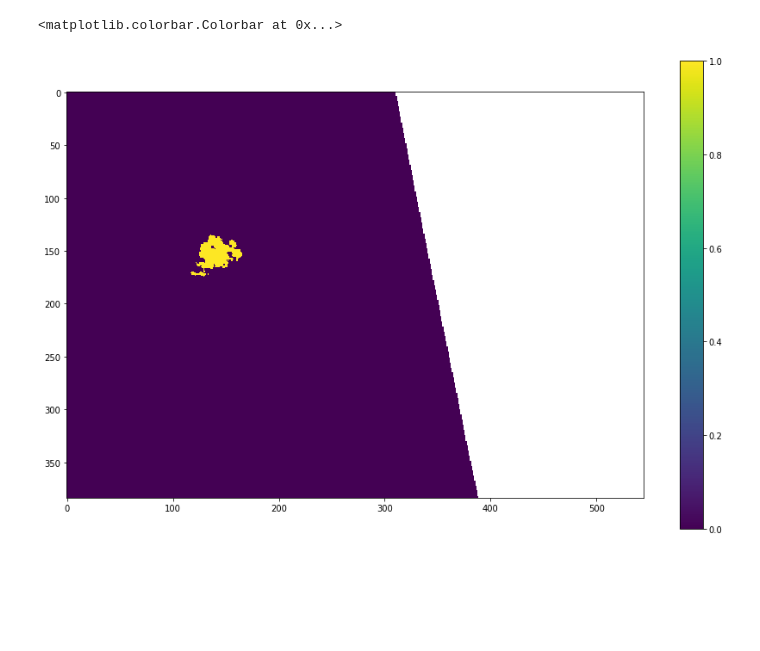
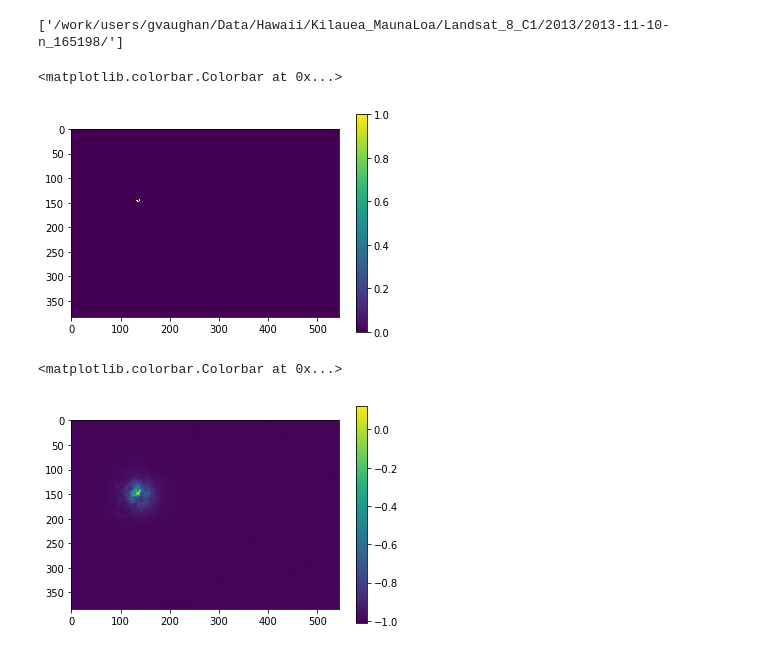
Before and after one commit to Kelvinrr/Notebooks, a Jupyter notebook: Volcano Stuff.ipynb, the cells around one changed output. Drawn from its saved outputs; the diff is of its cells as text; code cells hidden in the pictures; blank space fills up the shorter version.

```diff
--- a/Volcano Stuff.ipynb
+++ b/Volcano Stuff.ipynb
@@ -16,0 +28,15 @@ np.seterr(divide='ignore', invalid='ignore')
+# %%
+
+data = '/work/users/gvaughan/Data/Hawaii/Kilauea_MaunaLoa/Landsat_8_C1/2013/2013-11-10-n_165198/SensorRad_C1/'
+# data = '/data/landsat8/SensorRad_C1/'
+
+folder = '/work/users/gvaughan/Data/Hawaii/Kilauea_MaunaLoa/Landsat_8_C1/2013/2013-11-10-n_165198/'
+
+images = glob(folder+'/*.TIF')
+metafile = glob(folder+'/*MTL.txt')[0]
+
+metadata = pvl.load(metafile)[0][1]
+print(metadata.keys())
+
+pk = metadata['METADATA_FILE_INFO']['LANDSAT_PRODUCT_ID']
+gpd.GeoDataFrame(metadata['METADATA_FILE_INFO'], index=[0]).set_index('LANDSAT_PRODUCT_ID')
@@ -17,6 +90,34 @@ np.seterr(divide='ignore', invalid='ignore')
+# %%
+
+for f in files:
+        # Set up the output file name
+        out_path = os.path.join(os.path.dirname(f), 'SensorRad_C1')
+        if not os.path.exists(out_path):
+            os.mkdir(out_path)
+        base = os.path.splitext(os.path.basename(f))[0]
+        out_name = os.path.abspath(os.path.join(out_path, base + '_SensorRad.TIF'))
+        print(base)
+        # Determine which band and get the correct function (above)
+        try:
+            key = base.split('_')[-1].split('B')[1]
+            # Test that "key" is an integer; If its not,
+            # file name is formatted incorrectly & we can skip
+            # the file
+            int(key)
+        except Exception as e:
+            print(e)
+            print("Unable to process {}".format(base))
+            print("Image name is formatted incorrectly")
+            continue
+
+        mult_key = "RADIANCE_MULT_BAND_"+key
+        add_key = "RADIANCE_ADD_BAND_"+key
+
+        print(mult_key, add_key)
+# %% [output]
+['/work/users/gvaughan/Data/Hawaii/Kilauea_MaunaLoa/Landsat_8_C1/2013/2013-11-10-n_165198/']
 # %%
-# data = '/work/users/gvaughan/Data/Hawaii/Kilauea_MaunaLoa/Landsat_8_C1/2013/2013-11-10-n_165198/SensorRad_C1/'
-data = '/data/landsat8/SensorRad_C1/'
+
 def modvolc(mir, tir, thresh=-.8):
     """
     """
@@ -34,10 +135,10 @@ def hash_dataset(dataset):
         dataset = GeoDataset(dataset)
 
     string = ""
-    string += str(b7.geotransform)
-    string += str(b7.spatial_reference)
-    string += str(b7.xy_corners)
-    string += str(b7.latlon_extent)
+    string += str(dataset.geotransform)
+    string += str(dataset.spatial_reference)
+    string += str(dataset.xy_corners)
+    string += str(dataset.latlon_extent)
     for band in range(1,dataset.nbands+1):
         arr = dataset.read_array(band)
         string += "Band {}\n".format(band)
@@ -143,9 +244,9 @@ def write_array(dataset, array, out=None):
     del temp
     return to_geodataset(gdal.Translate(path.join('/vsimem/', hash_dataset('/vsimem/temp')), '/vsimem/temp'))
 # %%
-b7 = crop(GeoDataset(data+'LC08_L1GT_166197_20131117_20170428_01_T2_B7_SensorRad.TIF'), [19.445, -155.321, 19.343,-155.164])
-b11 = crop(GeoDataset(data+'LC08_L1GT_166197_20131117_20170428_01_T2_B11_SensorRad.TIF'), [19.445, -155.321, 19.343,-155.164])
-b10 = crop(GeoDataset(data+'LC08_L1GT_166197_20131117_20170428_01_T2_B10_SensorRad.TIF'), [19.445, -155.321, 19.343,-155.164])
+b7 = crop(GeoDataset(data+'LC08_L1GT_165198_20131110_20170428_01_T2_B6_SensorRad.TIF'), [19.445, -155.321, 19.343,-155.164])
+b11 = crop(GeoDataset(data+'LC08_L1GT_165198_20131110_20170428_01_T2_B10_SensorRad.TIF'), [19.445, -155.321, 19.343,-155.164])
+b10 = crop(GeoDataset(data+'LC08_L1GT_165198_20131110_20170428_01_T2_B11_SensorRad.TIF'), [19.445, -155.321, 19.343,-155.164])
 
 b11arr = b11.read_array()
 b11arr[b11arr == 0] = np.nan
@@ -156,12 +257,18 @@ b10arr[b10arr == 0] = np.nan
 b7arr = b7.read_array()
 b7arr[b10arr == 0] = np.nan
 # %%
-anomolies, nti = modvolc(b7arr, b10arr, thresh=-.8)
+anomolies, nti = modvolc(b7arr, b10arr, thresh=-.1)
 plt.imshow(anomolies)
 plt.colorbar()
 # %% [output]
 <matplotlib.colorbar.Colorbar at 0x...>
-[figure, old version]
+[figure, new version]
+# %%
+plt.imshow(nti)
+plt.colorbar()
+# %% [output]
+<matplotlib.colorbar.Colorbar at 0x...>
+[figure, added]
 # %%
 latlons = pixels_to_latlon(b7, np.argwhere(anomolies==True))
 latlons[:10]
```
Also changed, not shown: parts of 13 cells of this notebook.
